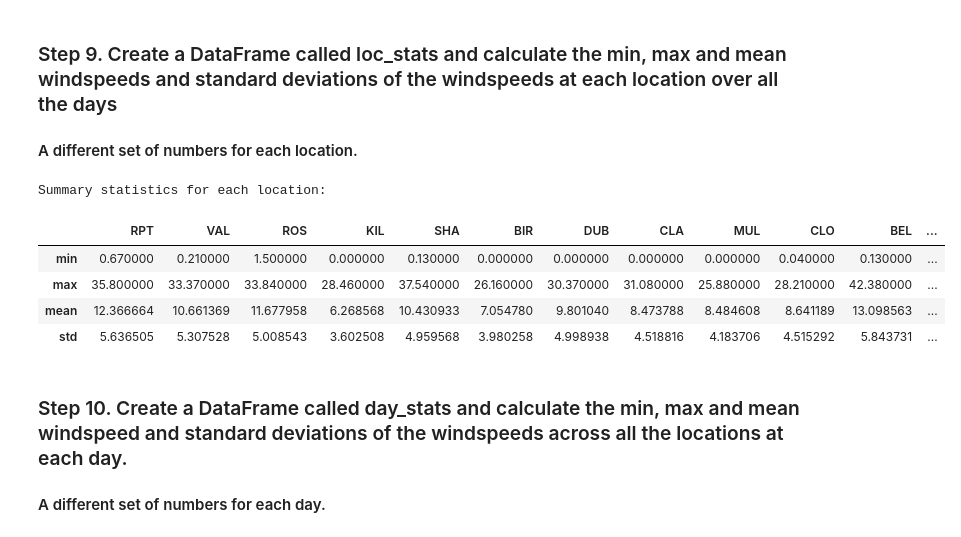
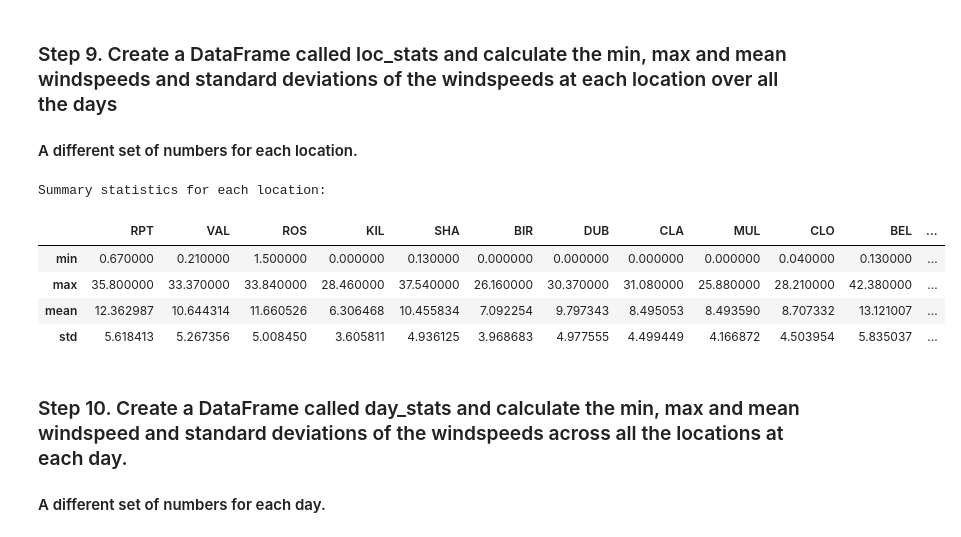
Before and after one commit to VitalijSipovskij/Project03_Panda, a Jupyter notebook: PP3_Pandas_Completed.ipynb, the cells around one changed output. Saved outputs shown, nothing was run; the diff lists cells and outputs as text; code cells hidden in the pictures.

```diff
--- a/PP3_Pandas_Completed.ipynb
+++ b/PP3_Pandas_Completed.ipynb
@@ -897,10 +882,15 @@ Data without 2061 entries:
 # %% [markdown]
 ### Step 5. Set the right dates as the index. Pay attention at the data type, it should be datetime64[ns].
 # %%
-fixed_data = fixed_data.copy()
-fixed_data['date'] = pd.to_datetime(fixed_data['date'])
-fixed_data.set_index('date', inplace=True)
-fixed_data
+data = data.copy()
+data['date'] = pd.to_datetime(data['date'])
+data.set_index('date', inplace=True)
+data
+
+# fixed_data = fixed_data.copy()
+# fixed_data['date'] = pd.to_datetime(fixed_data['date'])
+# fixed_data.set_index('date', inplace=True)
+# fixed_data
 # %% [output]
 |  | RPT | VAL | ROS | KIL | SHA | BIR | DUB | CLA | MUL | CLO | BEL | ... |
 | date |  |  |  |  |  |  |  |  |  |  |  | ... |
@@ -997,16 +995,20 @@ Mean windspeed over all locations and times: 10.222533233626853
 
 #### A different set of numbers for each location.
 # %%
-loc_stats = fixed_data.describe().loc[['min', 'max', 'mean', 'std']]
+loc_stats = data.describe().loc[['min', 'max', 'mean', 'std']]
 print("Summary statistics for each location:")
 loc_stats
+
+# loc_stats = fixed_data.describe().loc[['min', 'max', 'mean', 'std']]
+# print("Summary statistics for each location:")
+# loc_stats
 # %% [output]
 Summary statistics for each location:
 |  | RPT | VAL | ROS | KIL | SHA | BIR | DUB | CLA | MUL | CLO | BEL | ... |
 | min | 0.670000 | 0.210000 | 1.500000 | 0.000000 | 0.130000 | 0.000000 | 0.000000 | 0.000000 | 0.000000 | 0.040000 | 0.130000 | ... |
 | max | 35.800000 | 33.370000 | 33.840000 | 28.460000 | 37.540000 | 26.160000 | 30.370000 | 31.080000 | 25.880000 | 28.210000 | 42.380000 | ... |
-| mean | 12.366664 | 10.661369 | 11.677958 | 6.268568 | 10.430933 | 7.054780 | 9.801040 | 8.473788 | 8.484608 | 8.641189 | 13.098563 | ... |
-| std | 5.636505 | 5.307528 | 5.008543 | 3.602508 | 4.959568 | 3.980258 | 4.998938 | 4.518816 | 4.183706 | 4.515292 | 5.843731 | ... |
+| mean | 12.362987 | 10.644314 | 11.660526 | 6.306468 | 10.455834 | 7.092254 | 9.797343 | 8.495053 | 8.493590 | 8.707332 | 13.121007 | ... |
+| std | 5.618413 | 5.267356 | 5.008450 | 3.605811 | 4.936125 | 3.968683 | 4.977555 | 4.499449 | 4.166872 | 4.503954 | 5.835037 | ... |
 # %% [markdown]
 ### Step 10. Create a DataFrame called day_stats and calculate the min, max and mean windspeed and standard deviations of the windspeeds across all the locations at each day.
 
```
Also changed, not shown: parts of 12 cells of this notebook.
